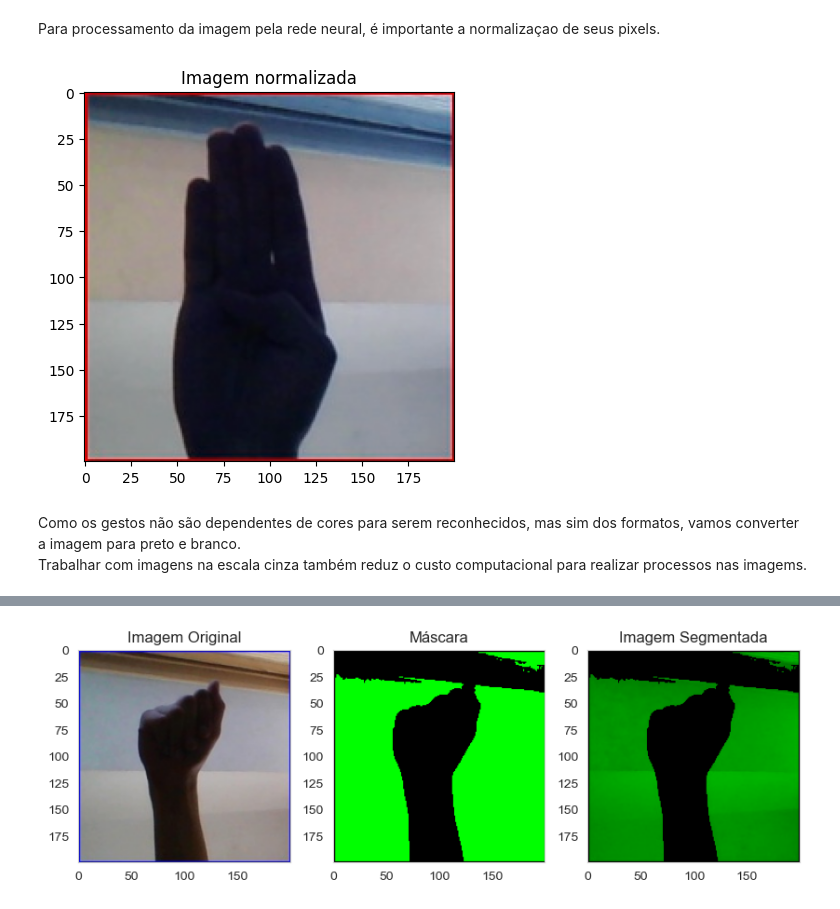
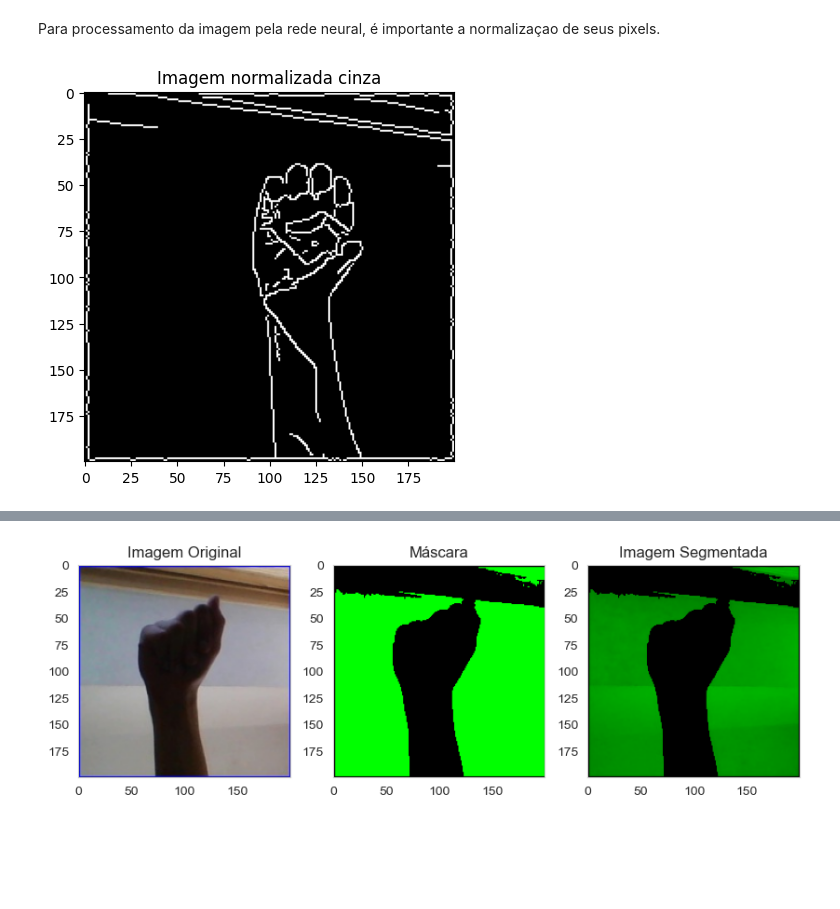
Before and after one commit to 0-lucas/ProjetoAvanti, a Jupyter notebook: pre_processamento.ipynb, the cells around one changed output, grey strips where cells are left out. Saved outputs shown, nothing was run; the diff lists cells and outputs as text; code cells hidden in the pictures; blank space fills up the shorter version.

Commit message:
Add files via upload
código com aplicação de canny diretamente na imagem em escala de cinza

```diff
--- a/pre_processamento.ipynb
+++ b/pre_processamento.ipynb
@@ -27,8 +80,9 @@ import numpy as np
 import matplotlib.pyplot as plt
 import seaborn as sns
 import cv2
+from rembg import remove
 
-image_path = 'asl-alphabet/asl_alphabet_train/asl_alphabet_train/B/B55.jpg'
+image_path = 'asl-alphabet/asl_alphabet_train/asl_alphabet_train/E/E473.jpg'
 imagem = cv2.imread(image_path)
 image_rgb = cv2.cvtColor(imagem, cv2.COLOR_BGR2RGB)
 
@@ -95,0 +153,5 @@ plt.show()
+# %%
+imagem_cinza = cv2.cvtColor(image_rgb, cv2.COLOR_RGB2GRAY)  # Conversão para escala cinza.
+plt.imshow(imagem_cinza, cmap="gray")
+plt.title("Imagem em Escala Cinza")
+plt.show()
@@ -95,0 +206,26 @@ plt.show()
+# %%
+img_canny1 = cv2.Canny(imagem_cinza, threshold1=110,threshold2=200)
+img_canny2 = cv2.Canny(img_equal, threshold1=110,threshold2=200)
+
+plt.subplot(2,2,1)
+plt.imshow(imagem_cinza, cmap='gray')
+plt.title('Imagem cinza')
+plt.subplot(2,2,2)
+plt.imshow(img_canny1, cmap='gray')
+plt.title('Canny imagem cinza')
+plt.subplot(2,2,3)
+plt.imshow(img_equal, cmap='gray')
+plt.title('Imagem realçada')
+plt.subplot(2,2,4)
+plt.imshow(img_canny2, cmap='gray')
+plt.title('Canny imagem realçada')
+
+plt.tight_layout()
+
+"""
+Percebe-se que Canny apresentou um desempenho melhor que Sobel.
+
+Além disso, para aplicação de Canny, não precisa realizar o realce da imagem. O próprio algoritmo de Canny
+realiza o calculo dos ggradientes aplicando sobel para encontrar as bordas e também aplica um um filtro gaussiano
+para redução de ruído. Essa constataçao pode ser feita verificando as imagens 2 e 3 abaixo
+"""
@@ -97,14 +236,12 @@ plt.show()
 Para processamento da imagem pela rede neural, é importante a normalizaçao de seus pixels.
 # %%
 def norma(img):
-  img_norm = img/255 # normalização dos pixels da imagem
-  return img_norm
+  return img/255 # normalização dos pixels da imagem
 
-plt.imshow(norma(imagem))
-plt.title("Imagem normalizada")
+img_norm = norma(img_canny1)
+
+plt.imshow(img_norm, cmap='gray')
+plt.title("Imagem normalizada cinza")
 plt.show()
 # %% [output]
-[figure, old version]
+[figure, new version]
-# %% [markdown]
-Como os gestos não são dependentes de cores para serem reconhecidos, mas sim dos formatos, vamos converter a imagem para preto e branco.
-Trabalhar com imagens na escala cinza também reduz o custo computacional para realizar processos nas imagems.
```
Also changed, not shown: parts of 18 cells of this notebook.
